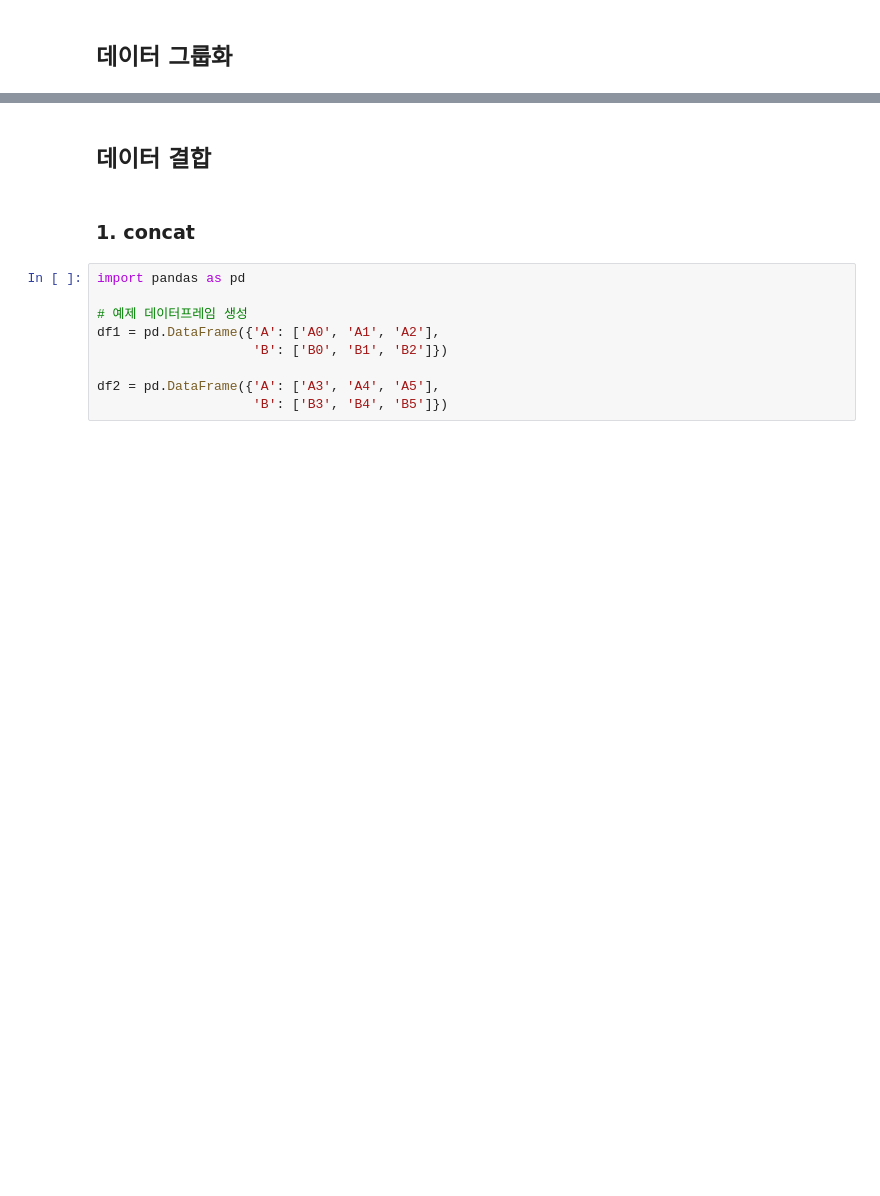
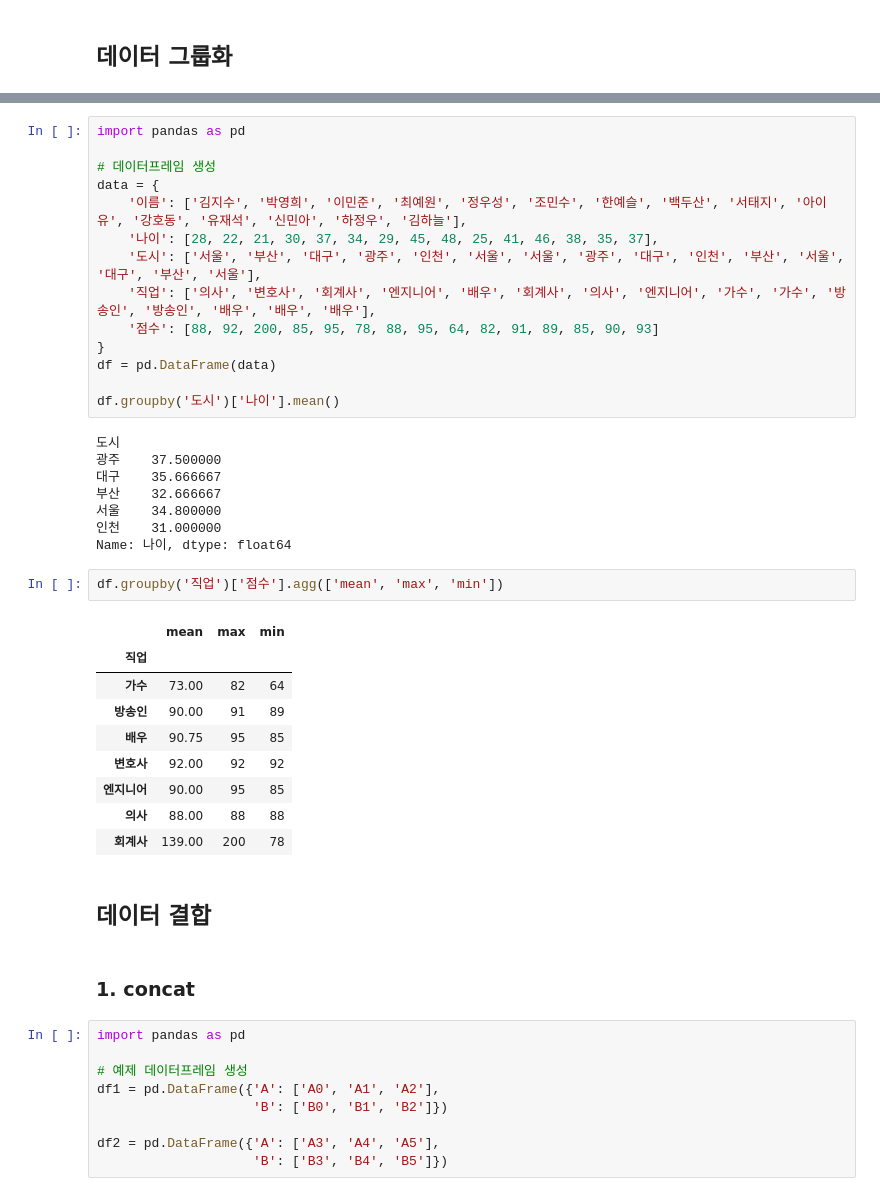
Before and after one commit to Minchae128/Practice_Python, a Jupyter notebook: 10. 11일차(240416)/2. 실습/파이썬 판다스_2일차.ipynb, the cells around one changed output, grey strips where cells are left out. Cells and saved outputs as stored; diff of their text form; blank space fills up the shorter version.

```diff
--- a/10. 11일차(240416)/2. 실습/파이썬 판다스_2일차.ipynb
+++ b/10. 11일차(240416)/2. 실습/파이썬 판다스_2일차.ipynb
@@ -318,3 +352,37 @@ df
+# %%
+import pandas as pd
+
+# 데이터프레임 생성
+data = {
+    '이름': ['김지수', '박영희', '이민준', '최예원', '정우성', '조민수', '한예슬', '백두산', '서태지', '아이유', '강호동', '유재석', '신민아', '하정우', '김하늘'],
+    '나이': [28, 22, 21, 30, 37, 34, 29, 45, 48, 25, 41, 46, 38, 35, 37],
+    '도시': ['서울', '부산', '대구', '광주', '인천', '서울', '서울', '광주', '대구', '인천', '부산', '서울', '대구', '부산', '서울'],
+    '직업': ['의사', '변호사', '회계사', '엔지니어', '배우', '회계사', '의사', '엔지니어', '가수', '가수', '방송인', '방송인', '배우', '배우', '배우'],
+    '점수': [88, 92, 200, 85, 95, 78, 88, 95, 64, 82, 91, 89, 85, 90, 93]
+}
+df = pd.DataFrame(data)
+
+df.groupby('도시')['나이'].mean()
+# %% [output]
+도시
+광주    37.500000
+대구    35.666667
+부산    32.666667
+서울    34.800000
+인천    31.000000
+Name: 나이, dtype: float64
+# %%
+df.groupby('직업')['점수'].agg(['mean', 'max', 'min'])
+# %% [output]
+|  | mean | max | min |
+| 직업 |  |  |  |
+| 가수 | 73.00 | 82 | 64 |
+| 방송인 | 90.00 | 91 | 89 |
+| 배우 | 90.75 | 95 | 85 |
+| 변호사 | 92.00 | 92 | 92 |
+| 엔지니어 | 90.00 | 95 | 85 |
+| 의사 | 88.00 | 88 | 88 |
+| 회계사 | 139.00 | 200 | 78 |
 # %% [markdown]
 ## 데이터 결합
 # %% [markdown]
```
Also changed, not shown: parts of 4 cells of this notebook.
